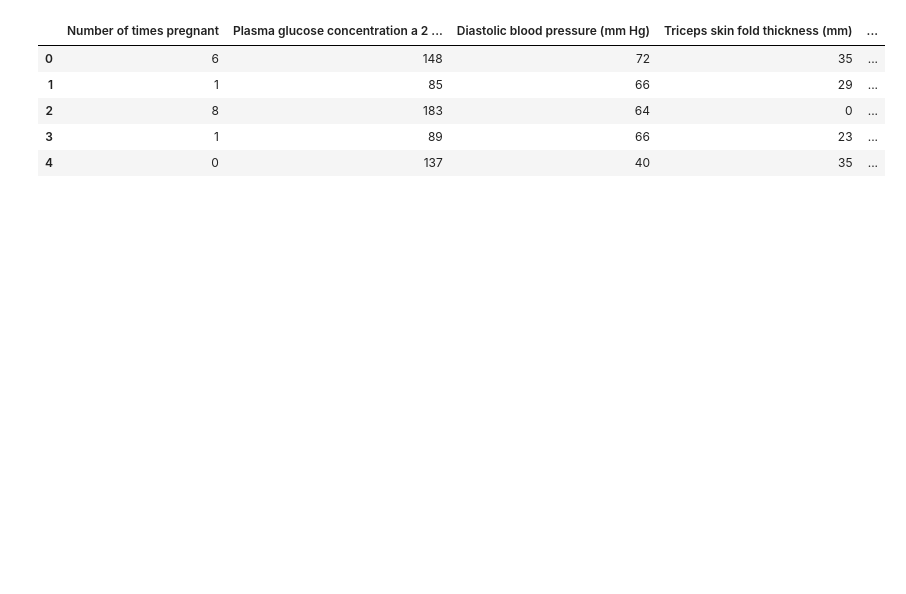
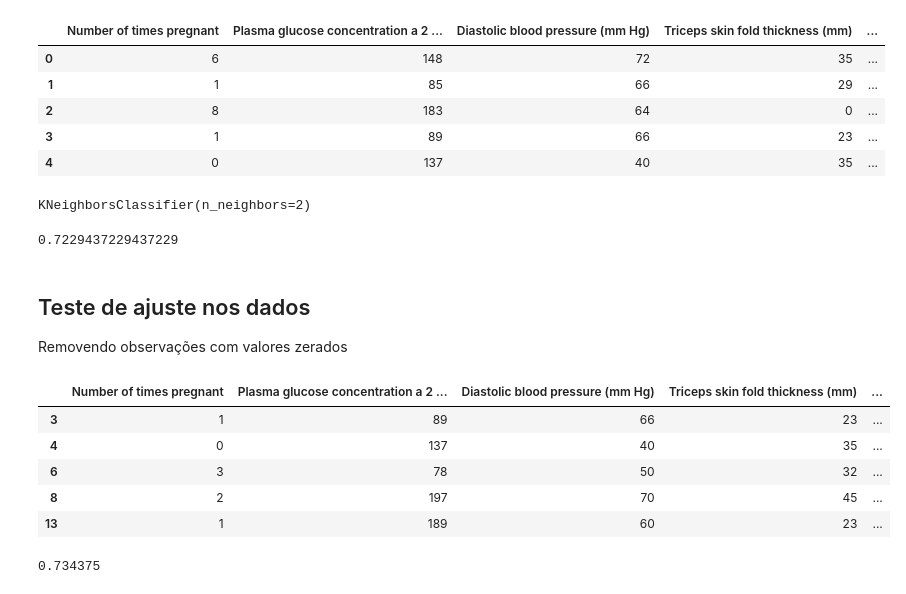
Before and after one commit to edupmon/fiap, a Jupyter notebook: pos-tech/data-analytics/fase-2/01-machine-learning-com-python/aula-1/primeiros-passos-ml.ipynb, the cells around one changed output. Saved outputs shown, nothing was run; the diff lists cells and outputs as text; code cells hidden in the pictures; blank space fills up the shorter version.

```diff
--- a/pos-tech/data-analytics/fase-2/01-machine-learning-com-python/aula-1/primeiros-passos-ml.ipynb
+++ b/pos-tech/data-analytics/fase-2/01-machine-learning-com-python/aula-1/primeiros-passos-ml.ipynb
@@ -331,0 +343,4 @@ y = df_diabetes['Class variable']
+# %%
+knn.fit(x_train, y_train)
+# %% [output]
+KNeighborsClassifier(n_neighbors=2)
@@ -331,0 +349,29 @@ y = df_diabetes['Class variable']
+# %%
+accuracy
+# %% [output]
+0.7229437229437229
+# %% [markdown]
+## Teste de ajuste nos dados
+
+Removendo observações com valores zerados
+# %%
+columns = list(set(df_diabetes.columns.to_list())\
+               - set(['Number of times pregnant', 'Class variable']))
+# %%
+df_diabetes_clean = df_diabetes[(df_diabetes[columns] != 0).all(1)].copy()
+df_diabetes_clean.head()
+# %% [output]
+|  | Number of times pregnant | Plasma glucose concentration a 2 ... | Diastolic blood pressure (mm Hg) | Triceps skin fold thickness (mm) | ... |
+| 3 | 1 | 89 | 66 | 23 | ... |
+| 4 | 0 | 137 | 40 | 35 | ... |
+| 6 | 3 | 78 | 50 | 32 | ... |
+| 8 | 2 | 197 | 70 | 45 | ... |
+| 13 | 1 | 189 | 60 | 23 | ... |
+# %%
+x_train, x_test, y_train, y_test = train_test_split(x, y, test_size=0.25)
+knn = KNeighborsClassifier(n_neighbors=2)
+knn.fit(x_train, y_train)
+accuracy = knn.score(x_test, y_test)
+accuracy
+# %% [output]
+0.734375
```
Also changed, not shown: parts of 8 cells of this notebook.
